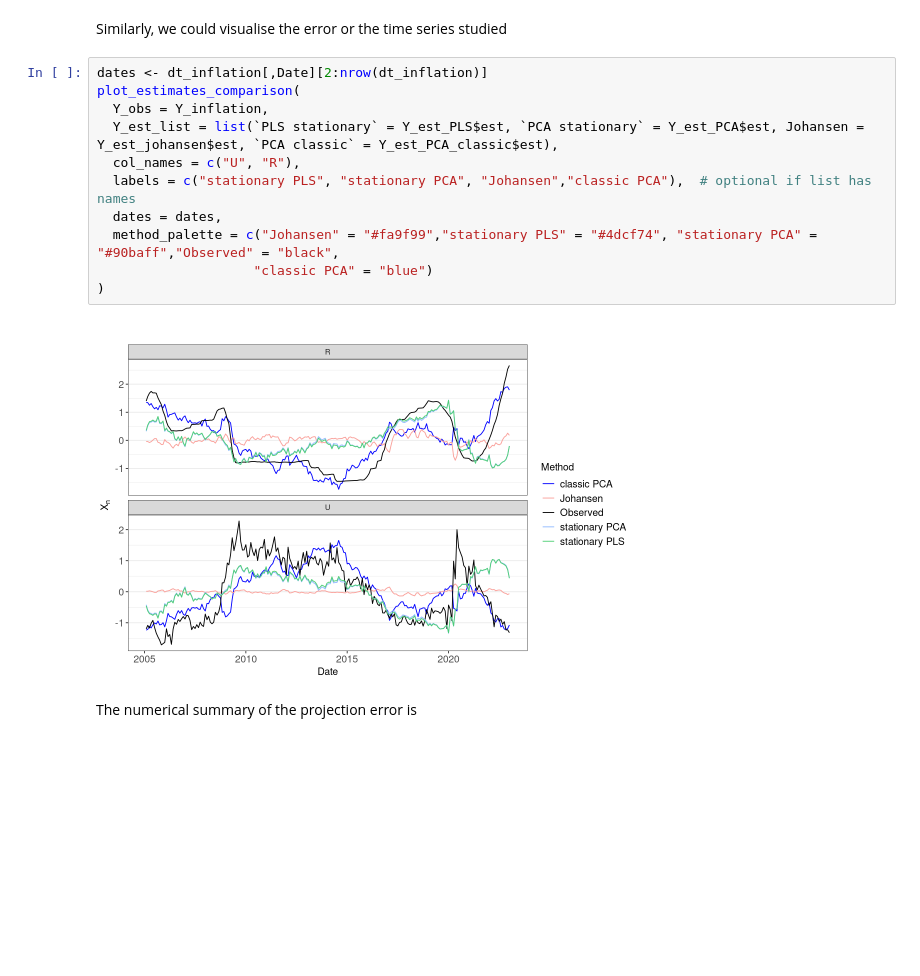
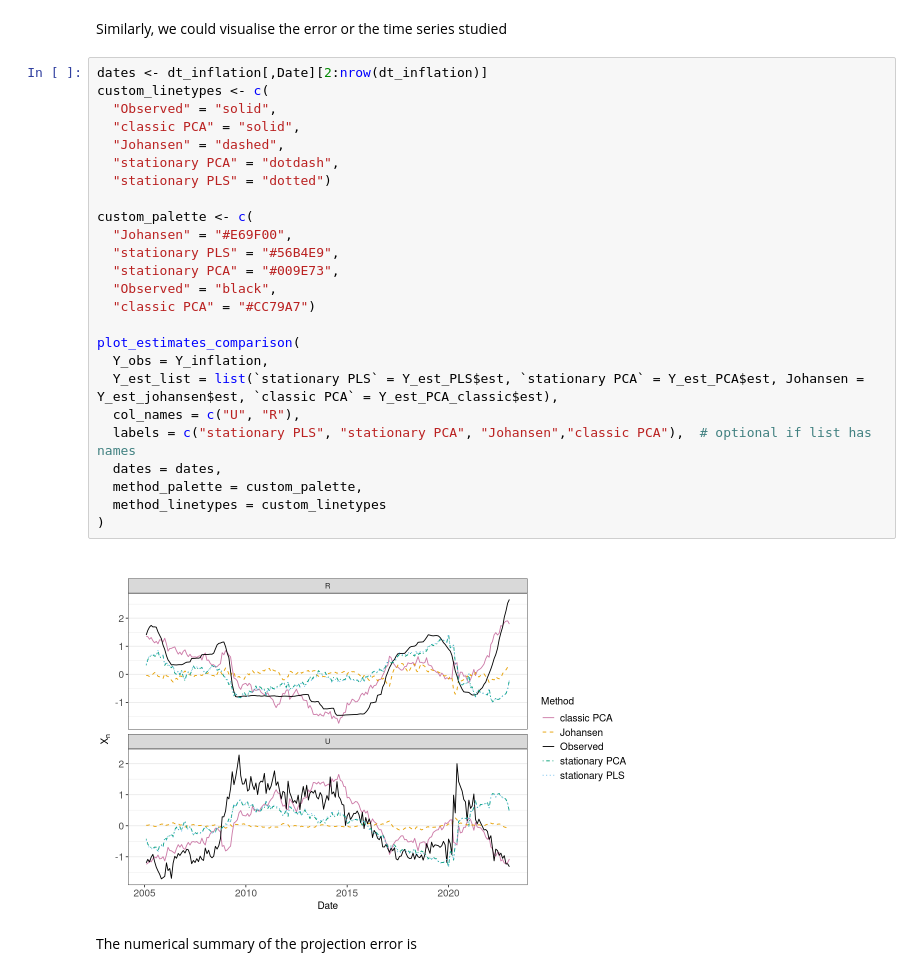
Before and after one commit to robervz22/ts_stable_space, a Jupyter notebook: notebooks/analysis_inflation.ipynb, the cells around one changed output. Drawn from its saved outputs; the diff is of its cells as text; blank space fills up the shorter version.

```diff
--- a/notebooks/analysis_inflation.ipynb
+++ b/notebooks/analysis_inflation.ipynb
@@ -155,17 +153,31 @@ Y_est_johansen <- scores_rebuilt(T_scores_johansen[,1], Y = Y_inflation)
 Similarly, we could visualise the error or the time series studied
 # %%
 dates <- dt_inflation[,Date][2:nrow(dt_inflation)]
+custom_linetypes <- c(
+  "Observed" = "solid",
+  "classic PCA" = "solid",
+  "Johansen" = "dashed",
+  "stationary PCA" = "dotdash",
+  "stationary PLS" = "dotted")
+
+custom_palette <- c(
+  "Johansen" = "#E69F00",
+  "stationary PLS" = "#56B4E9",
+  "stationary PCA" = "#009E73",
+  "Observed" = "black",
+  "classic PCA" = "#CC79A7")
+
 plot_estimates_comparison(
   Y_obs = Y_inflation,
-  Y_est_list = list(`PLS stationary` = Y_est_PLS$est, `PCA stationary` = Y_est_PCA$est, Johansen = Y_est_johansen$est, `PCA classic` = Y_est_PCA_classic$est),
+  Y_est_list = list(`stationary PLS` = Y_est_PLS$est, `stationary PCA` = Y_est_PCA$est, Johansen = Y_est_johansen$est, `classic PCA` = Y_est_PCA_classic$est),
   col_names = c("U", "R"),
   labels = c("stationary PLS", "stationary PCA", "Johansen","classic PCA"),  # optional if list has names
   dates = dates,
-  method_palette = c("Johansen" = "#fa9f99","stationary PLS" = "#4dcf74", "stationary PCA" = "#90baff","Observed" = "black",
-                    "classic PCA" = "blue")
+  method_palette = custom_palette,
+  method_linetypes = custom_linetypes
 )
 # %% [output]
-[figure, old version]
+[figure, new version]
 # %% [markdown]
 The numerical summary of the projection error is
 # %%
```
Also changed, not shown: parts of 4 cells of this notebook, 13 other files.
